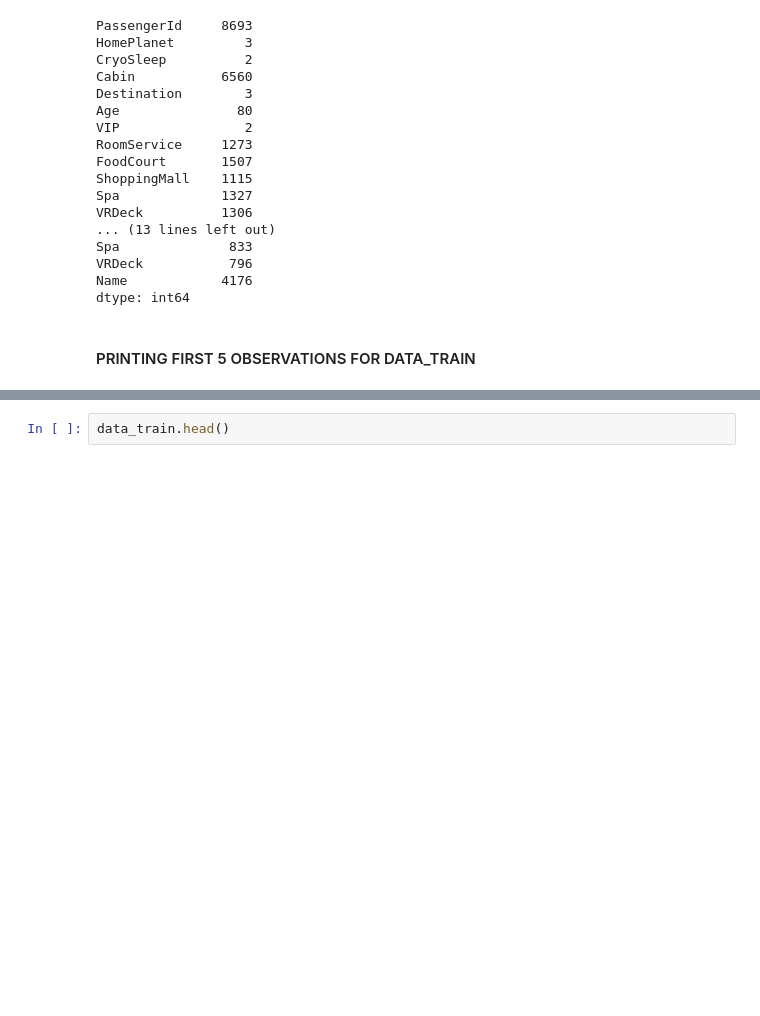
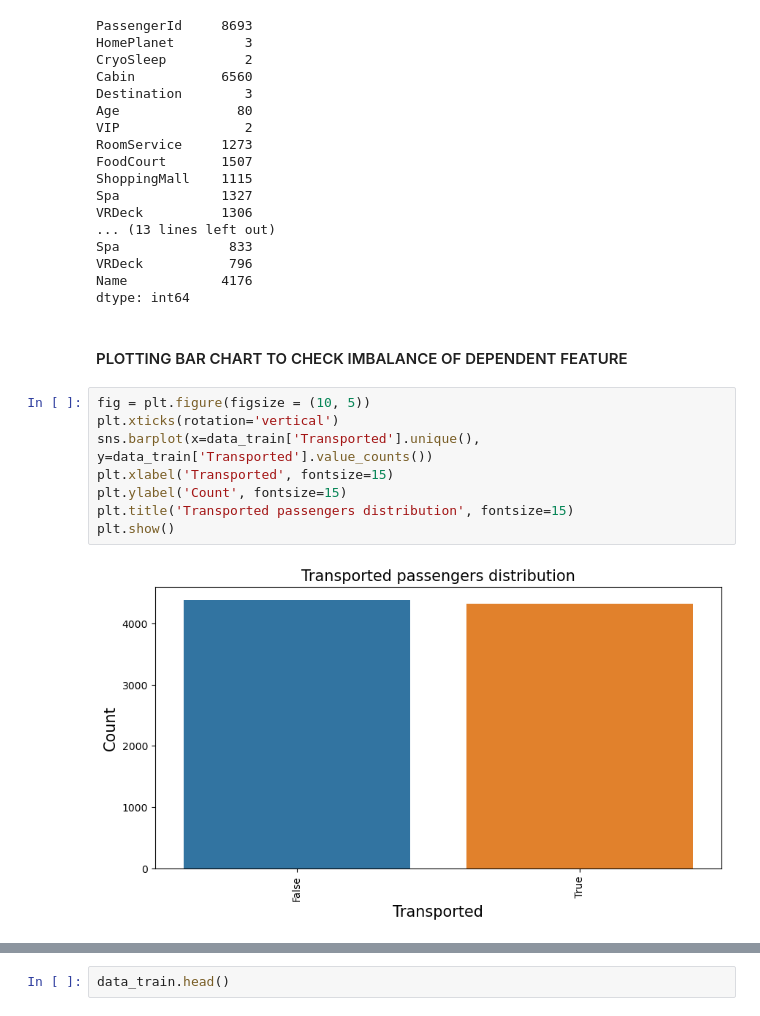
Before and after one commit to rkons88/Google-Alphabet-stock-price-forecast, a Jupyter notebook: Spaceship Titanic/Spaceship Titanic.ipynb, the cells around one changed output, grey strips where cells are left out. Drawn from its saved outputs; the diff is of its cells as text; blank space fills up the shorter version.

```diff
--- a/Spaceship Titanic/Spaceship Titanic.ipynb
+++ b/Spaceship Titanic/Spaceship Titanic.ipynb
@@ -138,4 +142,14 @@ VRDeck           796
 Name            4176
 dtype: int64
 # %% [markdown]
-#### PRINTING FIRST 5 OBSERVATIONS FOR DATA_TRAIN
+#### PLOTTING BAR CHART TO CHECK IMBALANCE OF DEPENDENT FEATURE
+# %%
+fig = plt.figure(figsize = (10, 5))
+plt.xticks(rotation='vertical')
+sns.barplot(x=data_train['Transported'].unique(), y=data_train['Transported'].value_counts())
+plt.xlabel('Transported', fontsize=15)
+plt.ylabel('Count', fontsize=15)
+plt.title('Transported passengers distribution', fontsize=15)
+plt.show()
+# %% [output]
+[figure, added]
```
Also changed, not shown: parts of 23 cells of this notebook.
